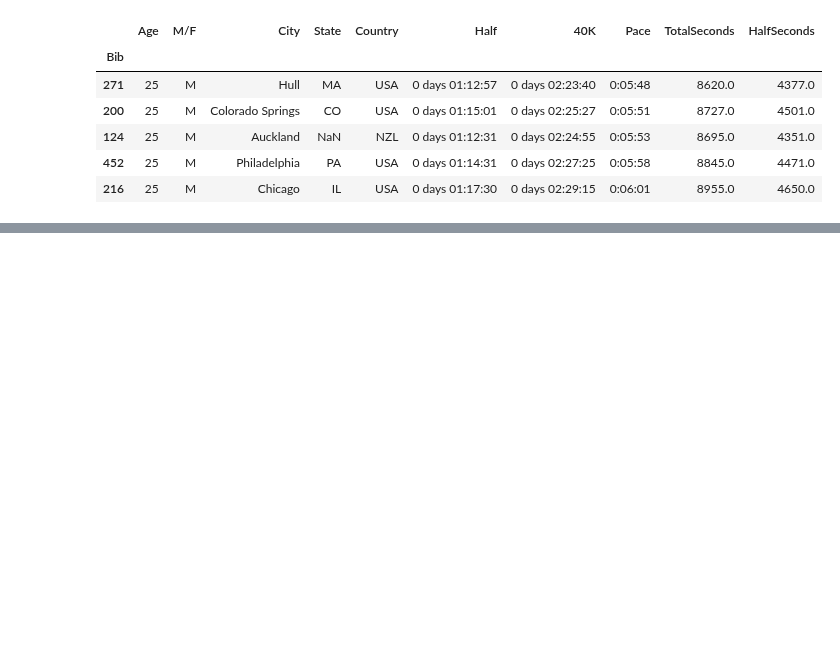
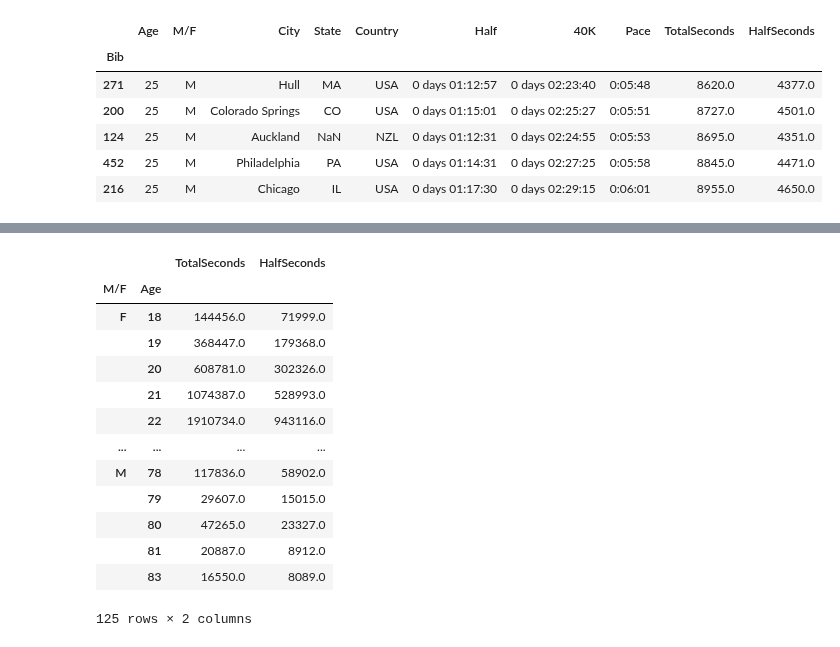
Before and after one commit to Byienio/Pandas_pg, a Jupyter notebook: GroupData.ipynb, the cells around one changed output, grey strips where cells are left out. Cells and saved outputs as stored; diff of their text form; code cells hidden in the pictures; blank space fills up the shorter version.

```diff
--- a/GroupData.ipynb
+++ b/GroupData.ipynb
@@ -382,0 +422,17 @@ sex_age.get_group(("M",25)).head()
+# %%
+sex_age.agg({'TotalSeconds':'sum','HalfSeconds':'sum'})
+# %% [output]
+|  |  | TotalSeconds | HalfSeconds |
+| M/F | Age |  |  |
+| F | 18 | 144456.0 | 71999.0 |
+|  | 19 | 368447.0 | 179368.0 |
+|  | 20 | 608781.0 | 302326.0 |
+|  | 21 | 1074387.0 | 528993.0 |
+|  | 22 | 1910734.0 | 943116.0 |
+| ... | ... | ... | ... |
+| M | 78 | 117836.0 | 58902.0 |
+|  | 79 | 29607.0 | 15015.0 |
+|  | 80 | 47265.0 | 23327.0 |
+|  | 81 | 20887.0 | 8912.0 |
+|  | 83 | 16550.0 | 8089.0 |
+125 rows × 2 columns
```
Also changed, not shown: parts of 5 cells of this notebook.
